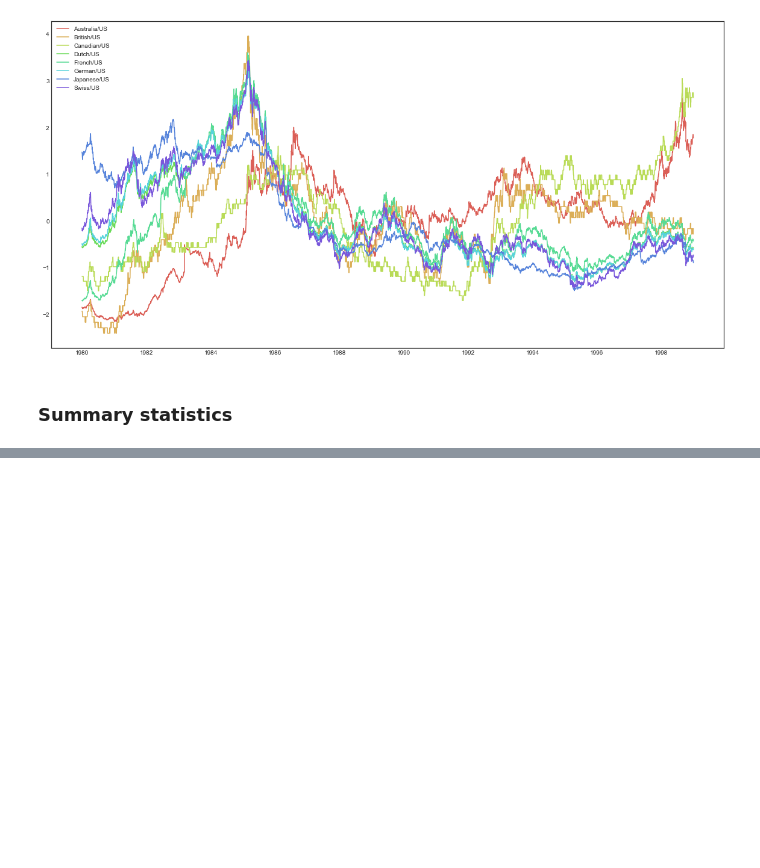
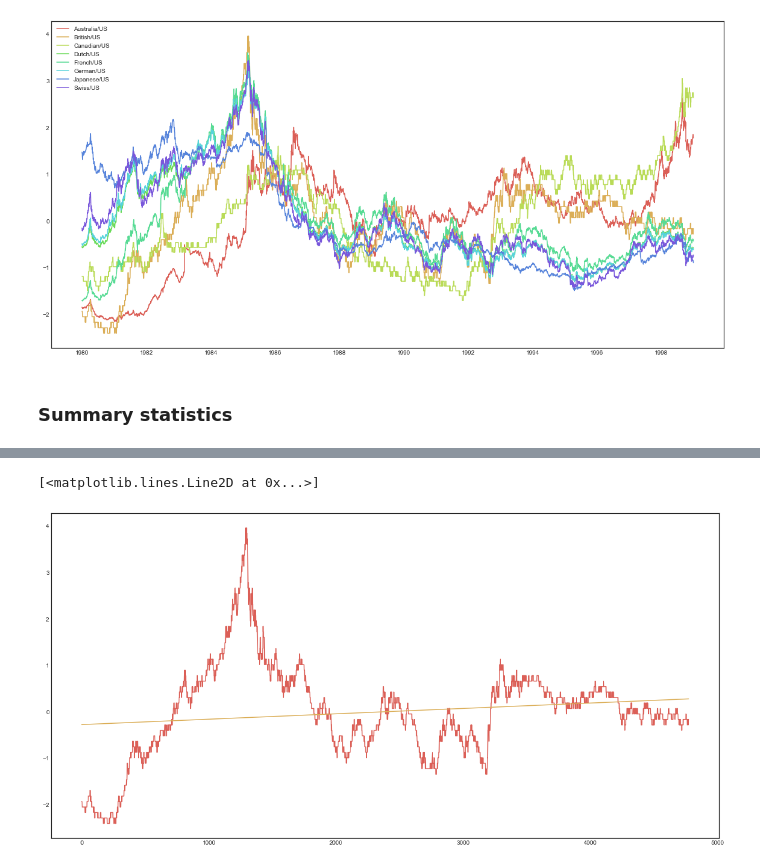
Before and after one commit to AndreasAlam/olac, a Jupyter notebook: notebooks/REQU_LAC_Dynamicity_metrics.ipynb, the cells around one changed output, grey strips where cells are left out. Saved outputs shown, nothing was run; the diff lists cells and outputs as text; code cells hidden in the pictures; blank space fills up the shorter version.

```diff
--- a/notebooks/REQU_LAC_Dynamicity_metrics.ipynb
+++ b/notebooks/REQU_LAC_Dynamicity_metrics.ipynb
@@ -81,3 +92,11 @@ df.iloc[:, 1:].describe()
 | 50% | 1.587157e-01 | 7.004742e-02 | -4.956539e-02 | -3.617791e-01 | -2.358940e-01 | -3.643808e-01 | -4.224466e-01 | -3.671595e-01 |
 | 75% | 6.413012e-01 | 5.415404e-01 | 8.812154e-01 | 6.433883e-01 | 3.003304e-01 | 6.848665e-01 | 1.119060e+00 | 6.615934e-01 |
 | max | 2.621394e+00 | 3.959864e+00 | 3.053037e+00 | 3.409074e+00 | 3.602856e+00 | 3.318174e+00 | 2.171857e+00 | 3.438889e+00 |
+# %%
+plt.plot(df.index.values, df['British/US'])
+x = df.index.values[:, None]
+alpha, beta = mf.linear_ls(x, df['British/US'].values)
+plt.plot(x, (alpha + beta * x))
+# %% [output]
+[<matplotlib.lines.Line2D at 0x...>]
+[figure, added]
```
Also changed, not shown: parts of 8 cells of this notebook.
